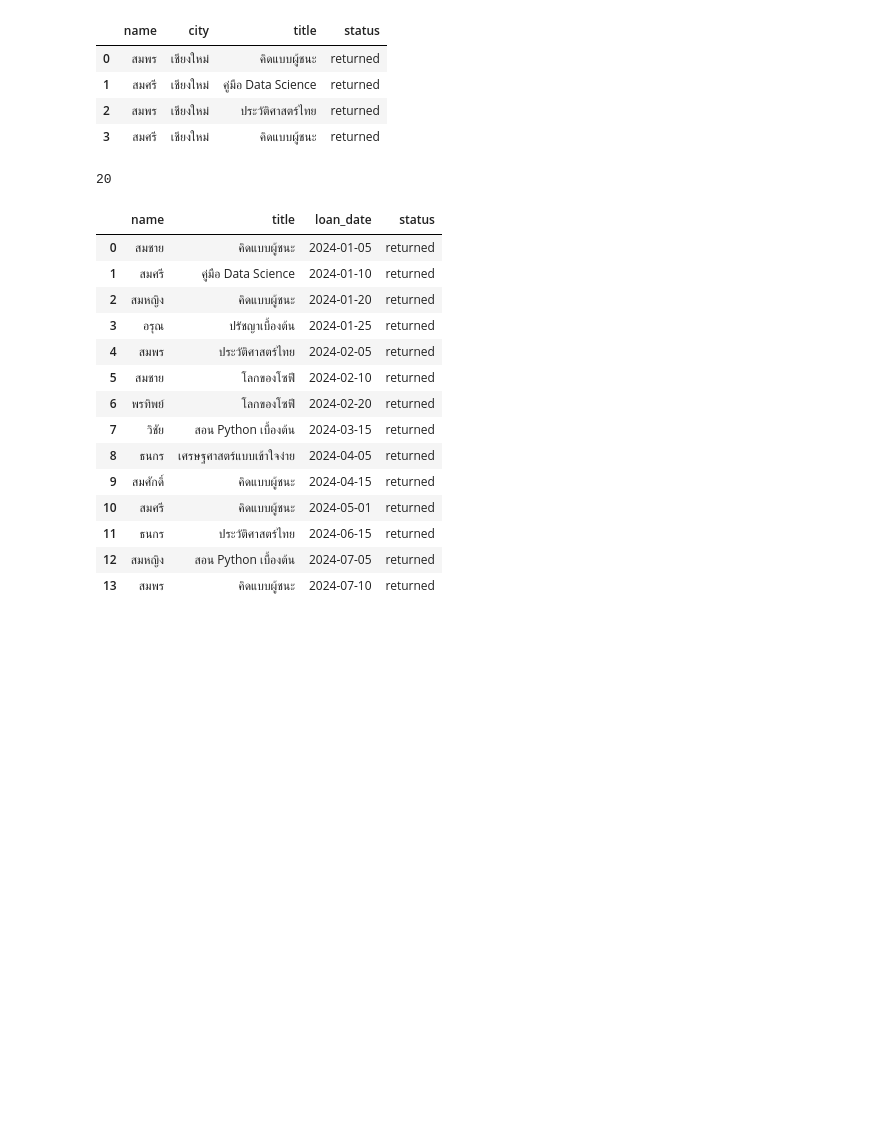
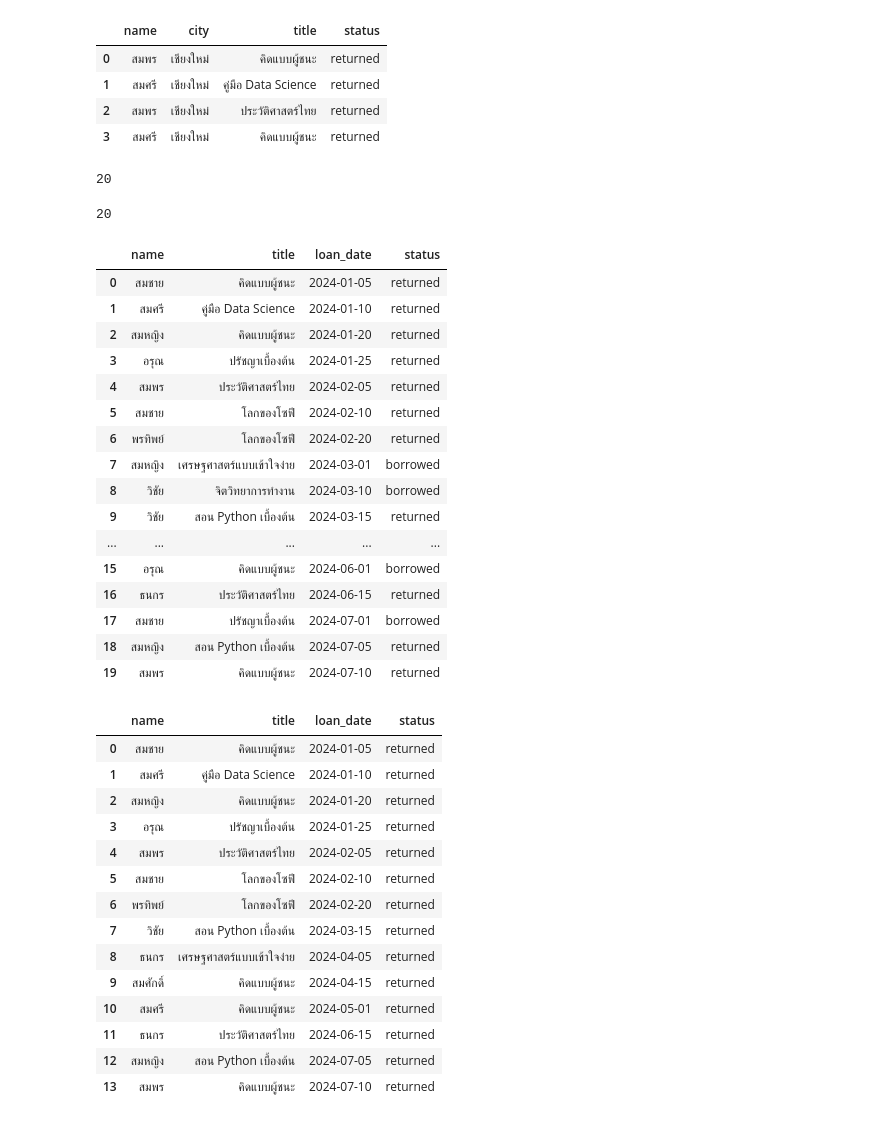
Before and after one commit to mxls34/AdvanceDatabase, a Jupyter notebook: Lab3.ipynb, the cells around one changed output. Saved outputs shown, nothing was run; the diff lists cells and outputs as text; code cells hidden in the pictures; blank space fills up the shorter version.

```diff
--- a/Lab3.ipynb
+++ b/Lab3.ipynb
@@ -267,7 +339,13 @@ WHERE l.status = 'borrowed'
 | 3 | สมศรี | เชียงใหม่ | คิดแบบผู้ชนะ | returned |
 # %%
 # เขียนโค้ดข้อ 2 ตรงนี้
-print(con.execute("............................").fetchone()[0])
+print(con.execute(
+    """
+      SELECT COUNT(m.name) FROM loan l INNER JOIN member m ON l.member_id = m.member_id
+    """
+).fetchone()[0])
+# %% [output]
+20
 # %%
 # ตัวอย่างผลลัพธ์ข้อ 2
 # %% [output]
@@ -277,3 +353,34 @@ print(con.execute("............................").fetchone()[0])
+# %%
+# เขียนโค้ดข้อ 3 ตรงนี้
+# หารายการที่ status = 'returned' พร้อมชื่อสมาชิกและชื่อหนังสือ เรียงตาม loan_date จากเก่าไปใหม่
+
+con.execute(
+    """
+      SELECT name, title, loan_date, status
+      FROM loan l
+          JOIN book b ON l.book_id = b.book_id
+          JOIN member m ON l.member_id = m.member_id
+      ORDER BY loan_date ASC
+    """
+).df()
+# %% [output]
+|  | name | title | loan_date | status |
+| 0 | สมชาย | คิดแบบผู้ชนะ | 2024-01-05 | returned |
+| 1 | สมศรี | คู่มือ Data Science | 2024-01-10 | returned |
+| 2 | สมหญิง | คิดแบบผู้ชนะ | 2024-01-20 | returned |
+| 3 | อรุณ | ปรัชญาเบื้องต้น | 2024-01-25 | returned |
+| 4 | สมพร | ประวัติศาสตร์ไทย | 2024-02-05 | returned |
+| 5 | สมชาย | โลกของโซฟี | 2024-02-10 | returned |
+| 6 | พรทิพย์ | โลกของโซฟี | 2024-02-20 | returned |
+| 7 | สมหญิง | เศรษฐศาสตร์แบบเข้าใจง่าย | 2024-03-01 | borrowed |
+| 8 | วิชัย | จิตวิทยาการทำงาน | 2024-03-10 | borrowed |
+| 9 | วิชัย | สอน Python เบื้องต้น | 2024-03-15 | returned |
+| ... | ... | ... | ... | ... |
+| 15 | อรุณ | คิดแบบผู้ชนะ | 2024-06-01 | borrowed |
+| 16 | ธนกร | ประวัติศาสตร์ไทย | 2024-06-15 | returned |
+| 17 | สมชาย | ปรัชญาเบื้องต้น | 2024-07-01 | borrowed |
+| 18 | สมหญิง | สอน Python เบื้องต้น | 2024-07-05 | returned |
+| 19 | สมพร | คิดแบบผู้ชนะ | 2024-07-10 | returned |
 # %%
 # ตัวอย่างผลลัพธ์ข้อ 3
 # %% [output]
```
Also changed, not shown: parts of 18 cells of this notebook.
